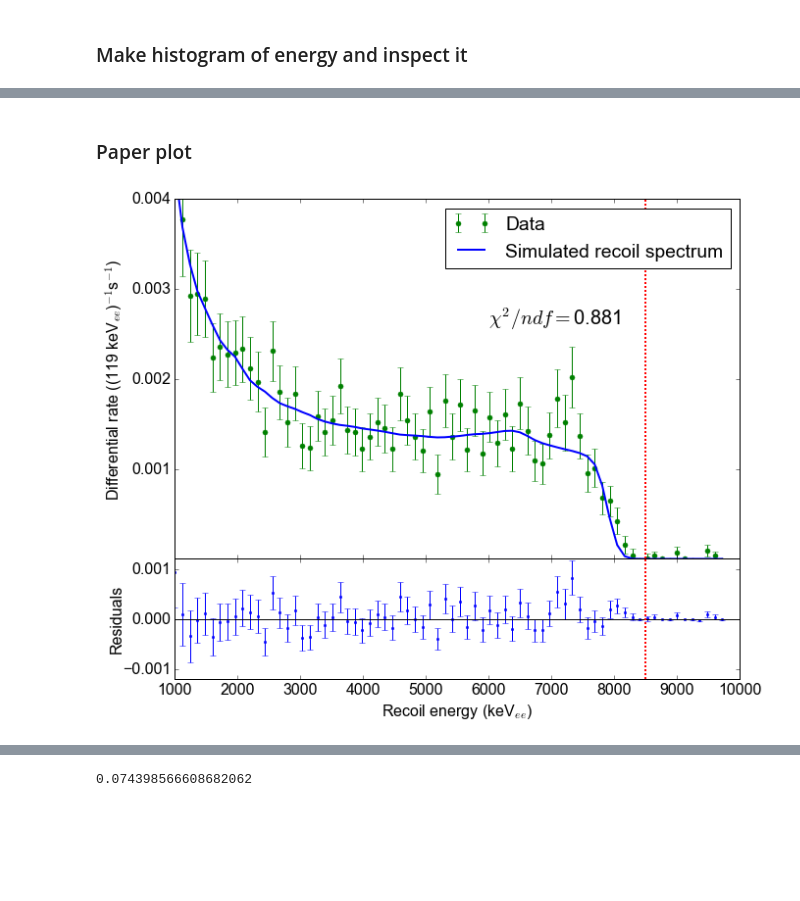
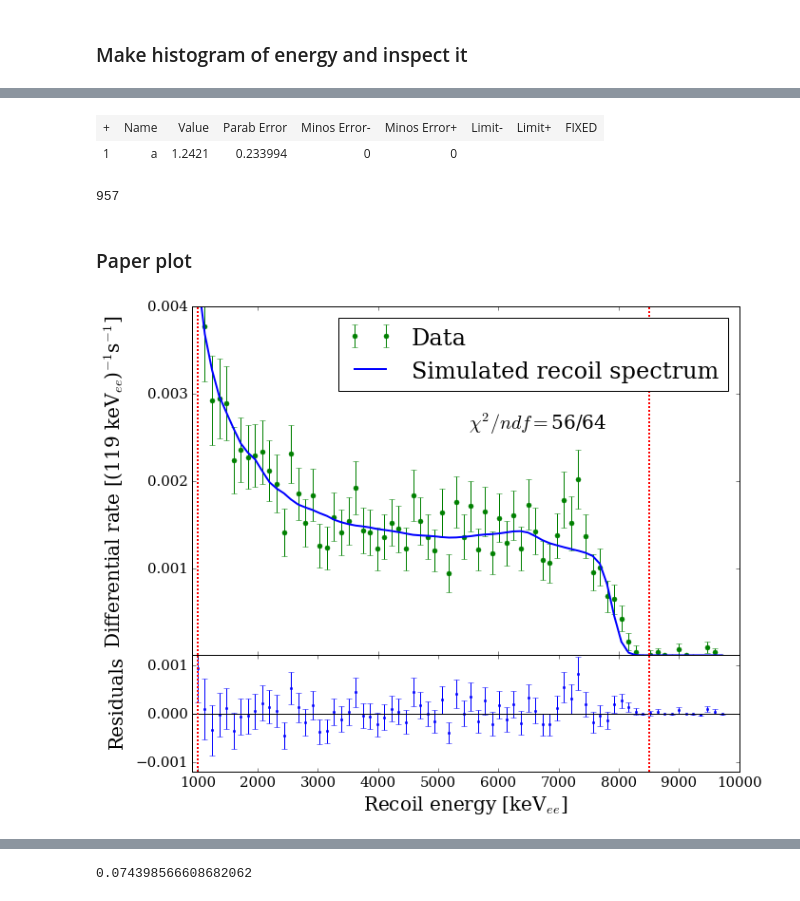
Before and after one commit to XENON1T/PTB, a Jupyter notebook: 13_read_simu_assuming_ralf_initial_dist.ipynb, the cells around one changed output, grey strips where cells are left out. Cells and saved outputs as stored; diff of their text form; code cells hidden in the pictures; blank space fills up the shorter version.

```diff
--- a/13_read_simu_assuming_ralf_initial_dist.ipynb
+++ b/13_read_simu_assuming_ralf_initial_dist.ipynb
@@ -61,21 +79,23 @@ Read a total of 116745 events from file ./simu/161111_DD/NE213_DD_Combined.root.
 # %%
 # Compute initial energy distribution
 # Code stolen from Jacques to get the initial energy dist.
+mc_it = True
 recreate_dist = False
 
-if recreate_dist:
+if mc_it:
     from tqdm import tqdm
     emission_prob = []
     energies = []
-    for i in tqdm(range (0, 10000000)):
+    for i in tqdm(range (0, 100000)):
         x=np.random.ranf()
         x=2*x-1
         weight=(1+0.11787*x+0.58355*np.power(x,2)+-0.11353*np.power(x,3)+0.0422*np.power(x,4)+0.16359*np.power(x,5))
         energy=(2.46073+(0.24848*x+0.01282*np.power(x,2)+0.00031*np.power(x,3)))
         energies.append(energy)
         emission_prob.append(weight)
-    pickle.dump((energies, emission_prob), open('mc_input_spectrum.pkl', 'wb'))
-else:
+    if recreate_dist:
+        pickle.dump((energies, emission_prob), open('mc_input_spectrum.pkl', 'wb'))
+if not recreate_dist and not mc_it:
     print('Reading distribution from file...')
     energies, emission_prob = pickle.load(open('mc_input_spectrum.pkl', 'rb'))
     print('Read %d (%.1f M) entries.' % (len(energies), len(energies)*1e-6))
@@ -568,6 +618,15 @@ fit_he.fit()
 fit_he_14 = Fit1D(e_scale_he, fg_he_sub_proper, fg_he_sub_err_proper, response_sim_spec_he_14)
 fit_he_14.set_limits((1000,8500))
 fit_he_14.fit()
+# %%
+fit_he.m.print_param()
+# %% [output]
+| + | Name | Value | Parab Error | Minos Error- | Minos Error+ | Limit- | Limit+ | FIXED |
+| 1 | a | 1.2421 | 0.233994 | 0 | 0 |  |  |  |
+# %%
+len(sim_energies_he)
+# %% [output]
+957
 # %% [markdown]
 ### Paper plot
 # %%
@@ -578,40 +637,42 @@ frame1.set_xticklabels([]) #Remove x-tic labels for the first frame
 fit_he.plot_data(color='green', markersize=10, marker='.', ls='None', label='Data')
 fit_he.plot_fit(label='Simulated recoil spectrum', lw=2, color='blue')
 fit_he.plot_limits_fancy()
-plt.xlim(1000, 10000)
+plt.xlim(900, 10000)
 plt.ylim(0,0.004)
-plt.ylabel('Differential rate ((119 keV$_{ee}$)$^{-1}$s$^{-1}$)')
+plt.ylabel('Differential rate [(119 keV$_{ee}$)$^{-1}$s$^{-1}$]')
 plt.yticks(np.arange(0.001, 0.005, 0.001))
-plt.text(6000, 0.0026,'$\chi^2/ndf = $%.3f' % (fit_he.opt_chi2()), size=20)
+plt.text(5500, 0.0026,'$\chi^2/ndf = $' + fit_he.opt_chi2_ndf(), size=20)
 ax = plt.gca()
 handles, labels =  ax.get_legend_handles_labels()
 # Sort
 labels = [labels[1], labels[0]]
 handles = [handles[1], handles[0]]
 
 plt.legend(handles, labels)
 # ax = plt.gca()
 # ax.ticklabel_format(style='sci',scilimits=(-3,4),axis='y')
 # ax.yaxis.major.formatter._useMathText = True
 
 frame2=plt.gcf().add_axes((.1,.1,.8,.2))
 fit_he.plot_res_abs(scaling=1, marker='.',markersize=5, ls='None')
 plt.axhline(0, color='black')
 plt.ylim(-0.0012,0.0012)
 plt.yticks([-0.001,0,0.001])
+plt.xticks(np.arange(1000,10000.1,1000))
 plt.ylabel('Residuals')
-plt.xlabel('Recoil energy (keV$_{ee}$)')
+plt.xlabel('Recoil energy [keV$_{ee}$]')
 fit_he.plot_limits_fancy()
+plt.xlim(900, 10000)
 
-frame1.get_yaxis().set_label_coords(-0.09,0.5)
-frame2.get_yaxis().set_label_coords(-0.09,0.5)
+frame1.get_yaxis().set_label_coords(-0.12,0.5)
+frame2.get_yaxis().set_label_coords(-0.12,0.6)
 
 
 plt.savefig('./figs/he_spec.pdf', bbox_inches='tight')
 plt.savefig('./figs/he_spec.png', bbox_inches='tight')
 plt.show()
 # %% [output]
-[figure, old version]
+[figure, new version]
 # %%
 plt.plot(e_scale_he, fg_he_sub_proper)
 # %% [output]
```
Also changed, not shown: parts of 37 cells of this notebook, 48 other files.
